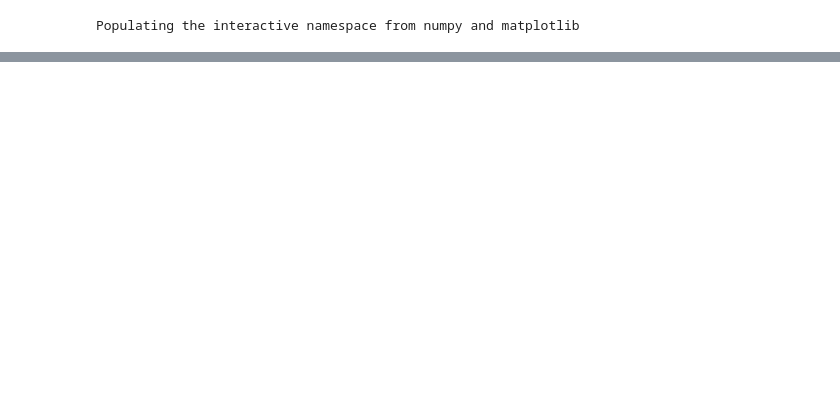
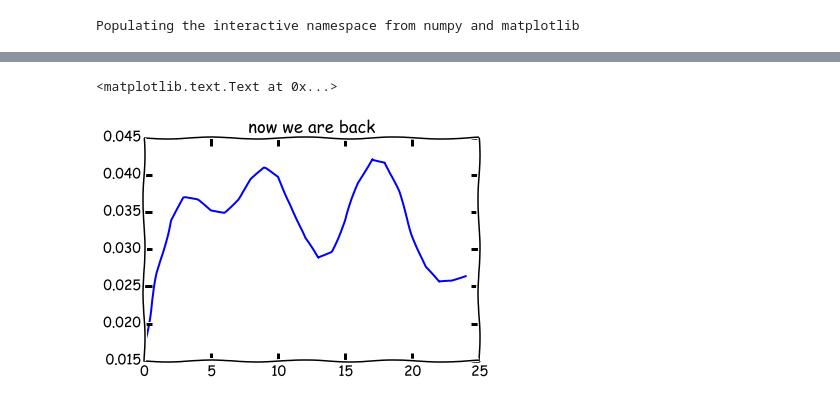
Before and after one commit to dmcltu/python, a Jupyter notebook: text.ipynb, the cells around one changed output, grey strips where cells are left out. Cells and saved outputs as stored; diff of their text form; code cells hidden in the pictures; blank space fills up the shorter version.

```diff
--- a/text.ipynb
+++ b/text.ipynb
@@ -11,0 +31,7 @@ plt.title('Whoo Hoo!!!')
+# %%
+back_x = ifft(y)
+plt.plot(back_x)
+plt.title('now we are back')
+# %% [output]
+<matplotlib.text.Text at 0x...>
+[figure, added]
```
Also changed, not shown: parts of 3 cells of this notebook.
